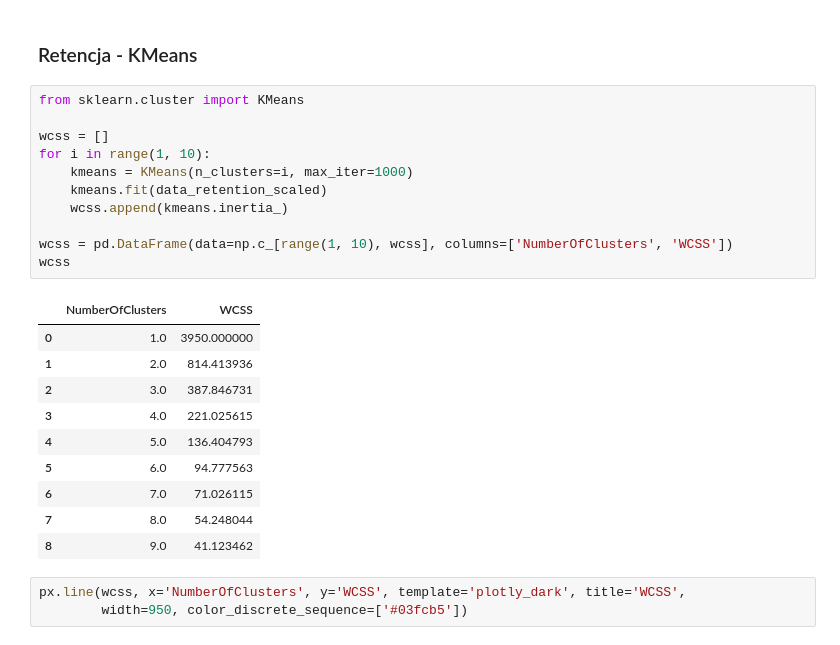
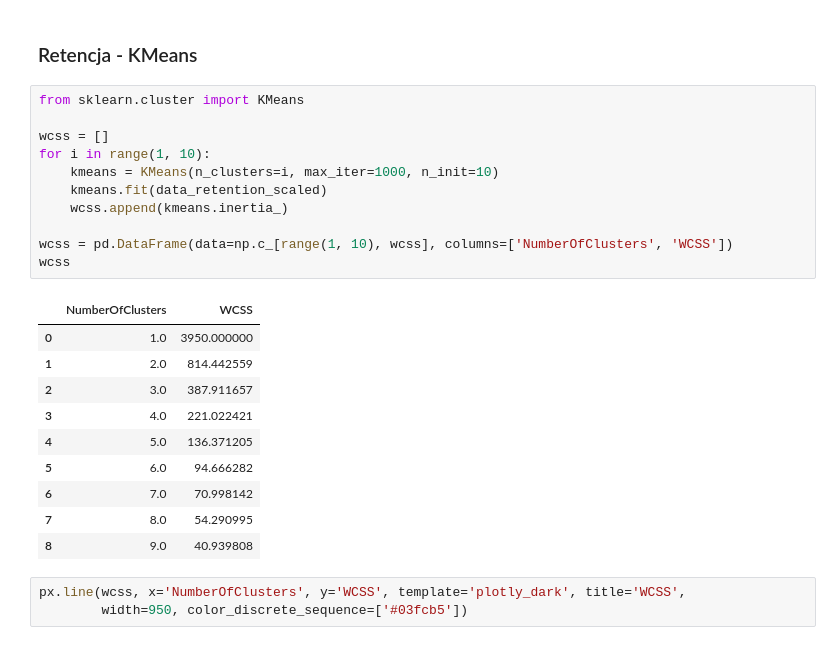
Before and after one commit to ppojawa/machine-learning-bootcamp, a Jupyter notebook: unsupervised/05_case_studies/01_customer_segmentation.ipynb, the cells around one changed output. Saved outputs shown, nothing was run; the diff lists cells and outputs as text.

```diff
--- a/unsupervised/05_case_studies/01_customer_segmentation.ipynb
+++ b/unsupervised/05_case_studies/01_customer_segmentation.ipynb
@@ -355,25 +357,25 @@ data_retention_scaled.head()
 # %%
 from sklearn.cluster import KMeans
 
 wcss = []
 for i in range(1, 10):
-    kmeans = KMeans(n_clusters=i, max_iter=1000)
+    kmeans = KMeans(n_clusters=i, max_iter=1000, n_init=10)
     kmeans.fit(data_retention_scaled)
     wcss.append(kmeans.inertia_)
 
 wcss = pd.DataFrame(data=np.c_[range(1, 10), wcss], columns=['NumberOfClusters', 'WCSS'])
 wcss
 # %% [output]
 |  | NumberOfClusters | WCSS |
 | 0 | 1.0 | 3950.000000 |
-| 1 | 2.0 | 814.413936 |
-| 2 | 3.0 | 387.846731 |
-| 3 | 4.0 | 221.025615 |
-| 4 | 5.0 | 136.404793 |
-| 5 | 6.0 | 94.777563 |
-| 6 | 7.0 | 71.026115 |
-| 7 | 8.0 | 54.248044 |
-| 8 | 9.0 | 41.123462 |
+| 1 | 2.0 | 814.442559 |
+| 2 | 3.0 | 387.911657 |
+| 3 | 4.0 | 221.022421 |
+| 4 | 5.0 | 136.371205 |
+| 5 | 6.0 | 94.666282 |
+| 6 | 7.0 | 70.998142 |
+| 7 | 8.0 | 54.290995 |
+| 8 | 9.0 | 40.939808 |
 # %%
 px.line(wcss, x='NumberOfClusters', y='WCSS', template='plotly_dark', title='WCSS',
         width=950, color_discrete_sequence=['#03fcb5'])
```
Also changed, not shown: parts of 13 cells of this notebook.
